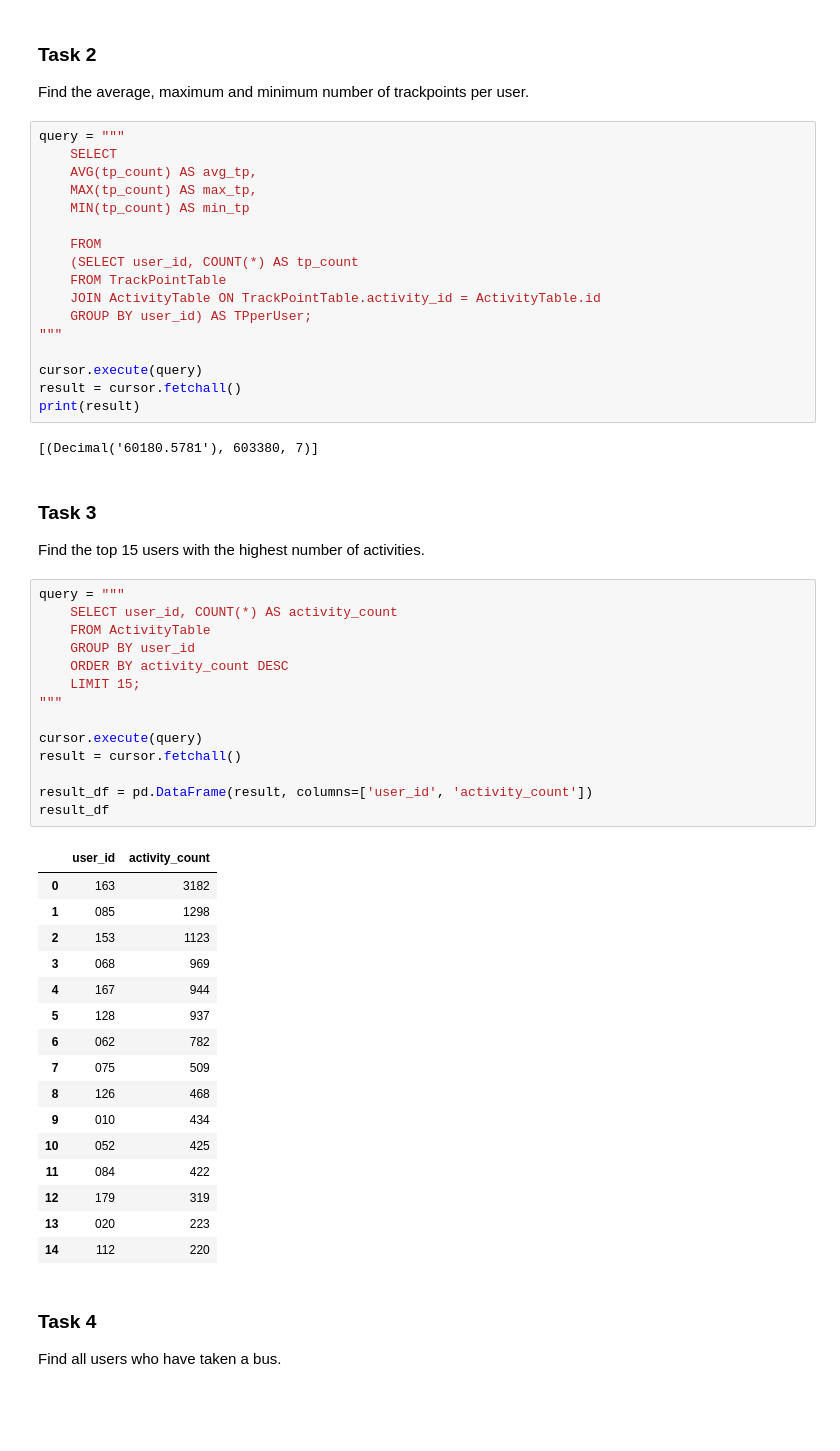
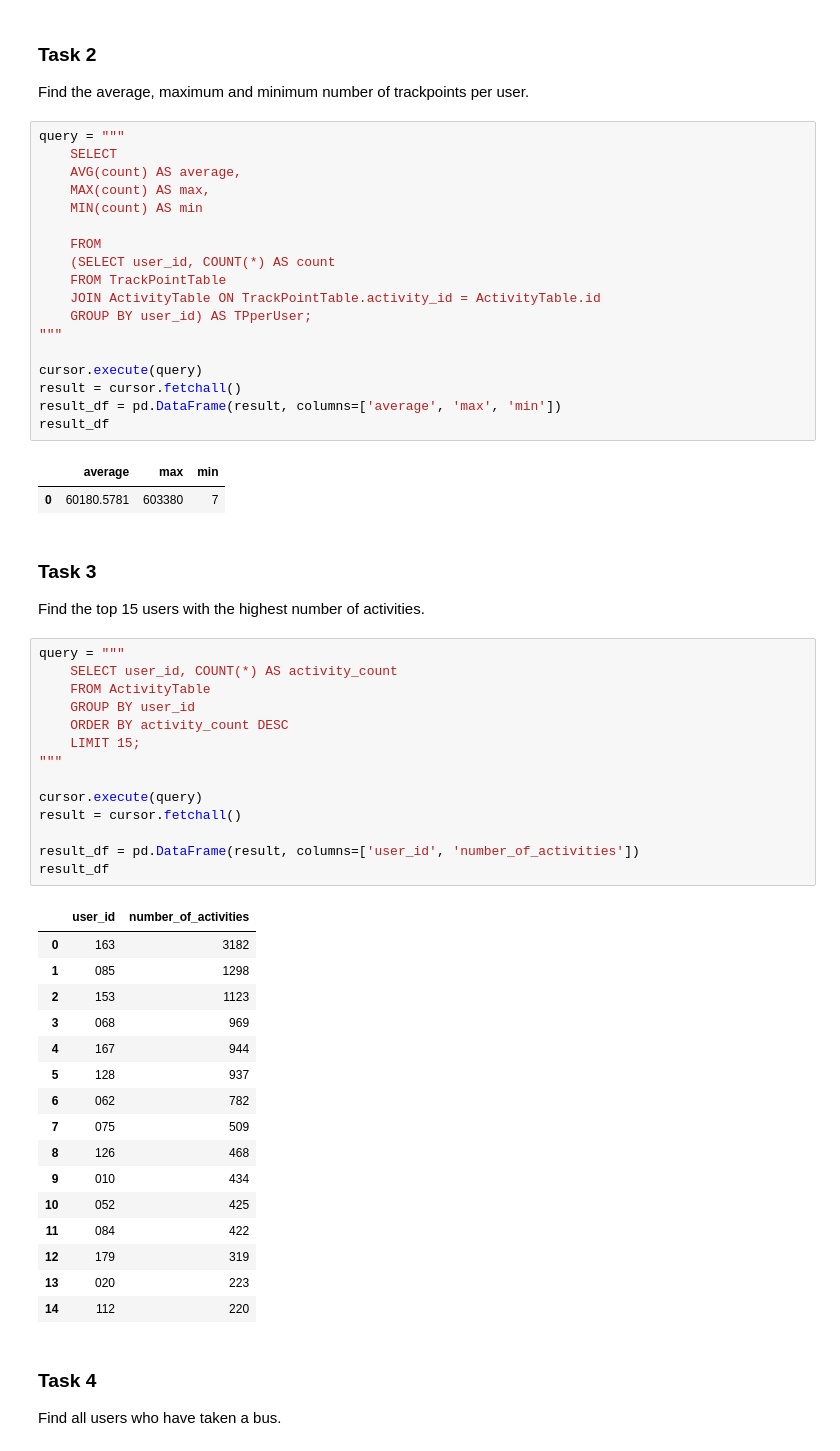
Before and after one commit to mathiasraa/tdt4225-mysql, a Jupyter notebook: notebooks/queries.ipynb, the cells around one changed output. Saved outputs shown, nothing was run; the diff lists cells and outputs as text; blank space fills up the shorter version.

```diff
--- a/notebooks/queries.ipynb
+++ b/notebooks/queries.ipynb
@@ -43,12 +47,12 @@ Find the average, maximum and minimum number of trackpoints per user.
 # %%
 query = """
     SELECT
-    AVG(tp_count) AS avg_tp,
-    MAX(tp_count) AS max_tp,
-    MIN(tp_count) AS min_tp
+    AVG(count) AS average,
+    MAX(count) AS max,
+    MIN(count) AS min
 
     FROM
-    (SELECT user_id, COUNT(*) AS tp_count
+    (SELECT user_id, COUNT(*) AS count
     FROM TrackPointTable
     JOIN ActivityTable ON TrackPointTable.activity_id = ActivityTable.id
     GROUP BY user_id) AS TPperUser;
@@ -56,28 +60,30 @@ query = """
 
 cursor.execute(query)
 result = cursor.fetchall()
-print(result)
+result_df = pd.DataFrame(result, columns=['average', 'max', 'min'])
+result_df
 # %% [output]
-[(Decimal('60180.5781'), 603380, 7)]
+|  | average | max | min |
+| 0 | 60180.5781 | 603380 | 7 |
 # %% [markdown]
 ### Task 3
 Find the top 15 users with the highest number of activities.
 # %%
 query = """
     SELECT user_id, COUNT(*) AS activity_count
     FROM ActivityTable
     GROUP BY user_id
     ORDER BY activity_count DESC
     LIMIT 15;
 """
 
 cursor.execute(query)
 result = cursor.fetchall()
 
-result_df = pd.DataFrame(result, columns=['user_id', 'activity_count'])
+result_df = pd.DataFrame(result, columns=['user_id', 'number_of_activities'])
 result_df
 # %% [output]
-|  | user_id | activity_count |
+|  | user_id | number_of_activities |
 | 0 | 163 | 3182 |
 | 1 | 085 | 1298 |
 | 2 | 153 | 1123 |
```
Also changed, not shown: parts of 3 cells of this notebook, 1 other file.
